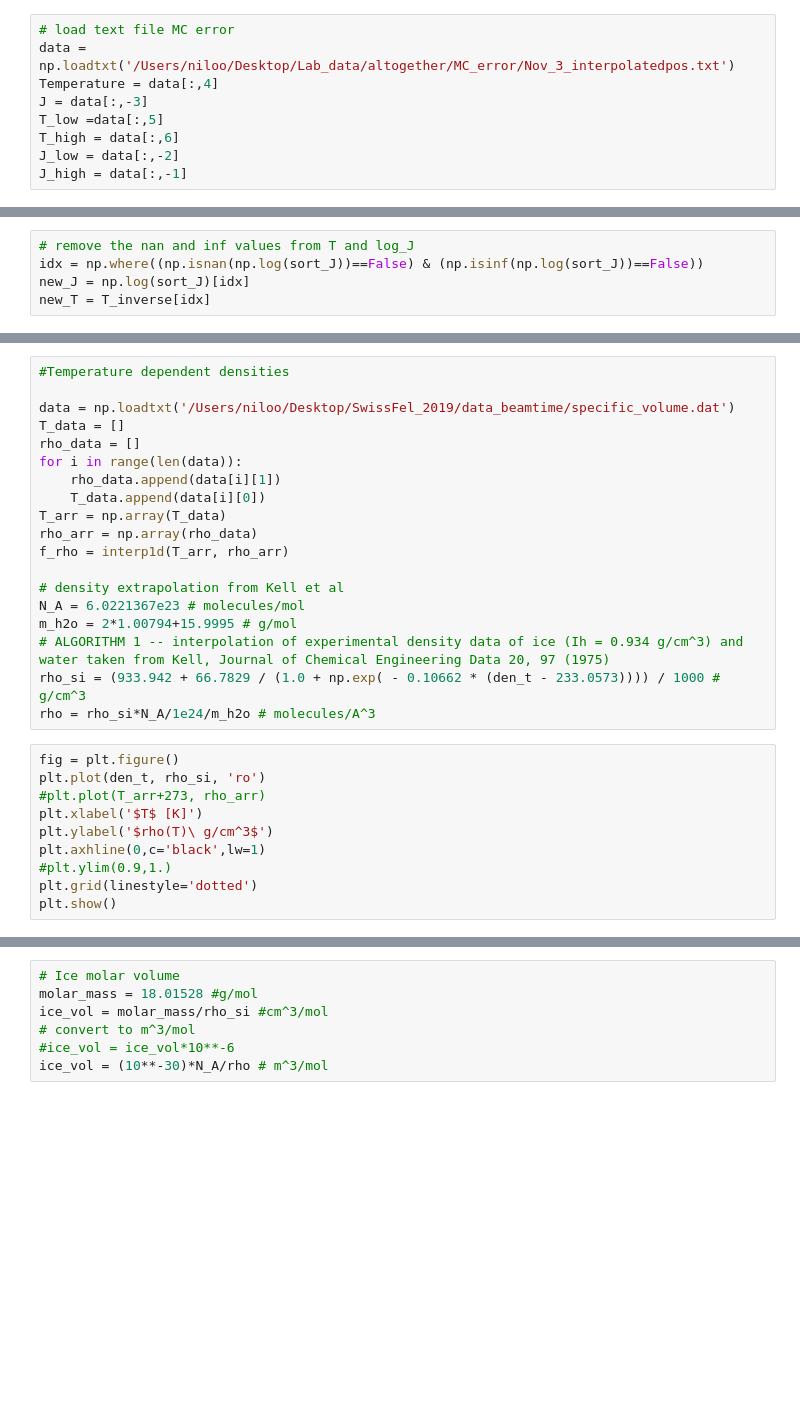
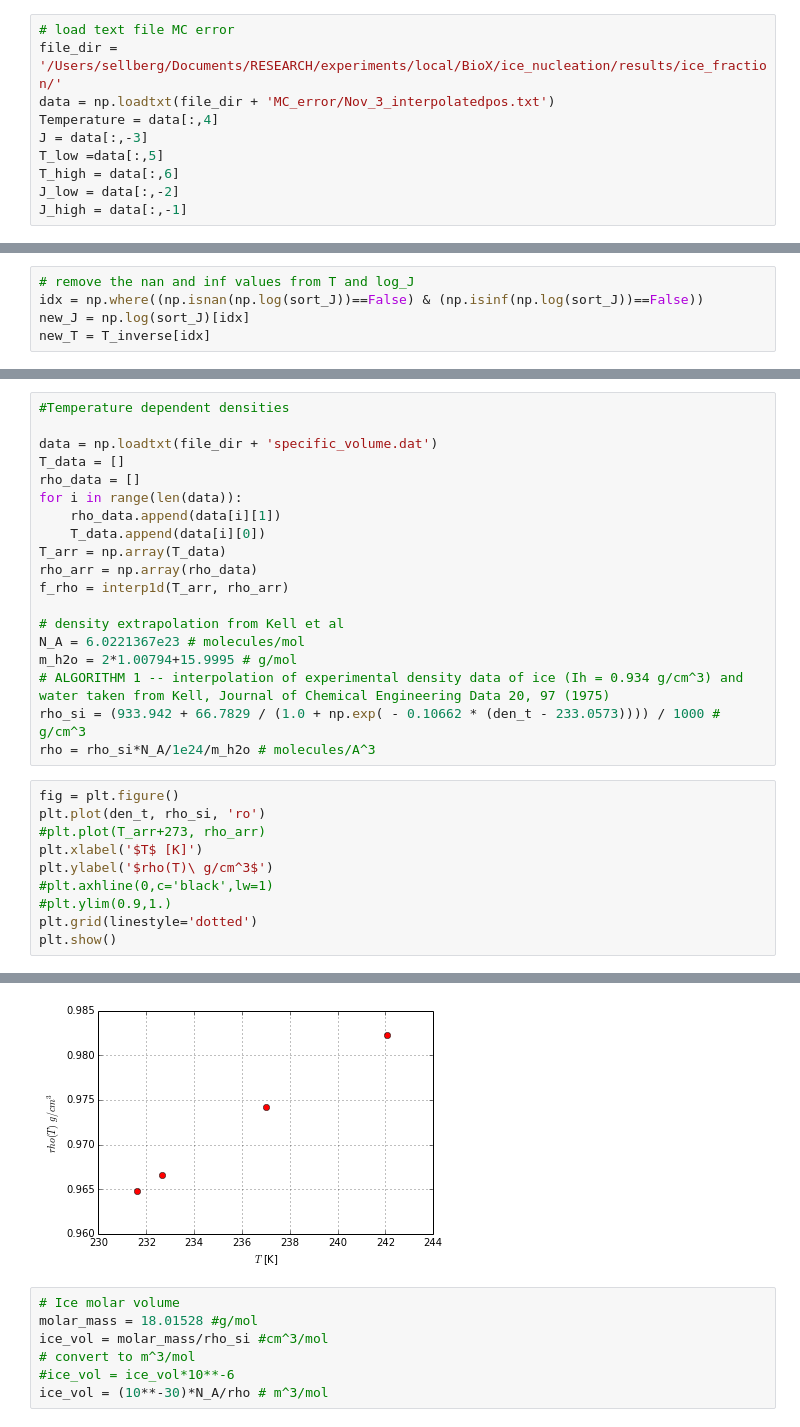
Before and after one commit to Niloo1371/Finding_droplets, a Jupyter notebook: Examples/interfacial_energy.ipynb, the cells around one changed output, grey strips where cells are left out. Saved outputs shown, nothing was run; the diff lists cells and outputs as text; blank space fills up the shorter version.

```diff
--- a/Examples/interfacial_energy.ipynb
+++ b/Examples/interfacial_energy.ipynb
@@ -13,7 +14,8 @@ warnings.simplefilter('always', DeprecationWarning)
 warnings.filterwarnings('ignore')
 # %%
 # load text file MC error
-data = np.loadtxt('/Users/niloo/Desktop/Lab_data/altogether/MC_error/Nov_3_interpolatedpos.txt')
+file_dir = '/Users/sellberg/Documents/RESEARCH/experiments/local/BioX/ice_nucleation/results/ice_fraction/'
+data = np.loadtxt(file_dir + 'MC_error/Nov_3_interpolatedpos.txt')
 Temperature = data[:,4]
 J = data[:,-3]
 T_low =data[:,5]
@@ -69,7 +73,7 @@ den_t = np.array(T)[idx]
 # %%
 #Temperature dependent densities
 
-data = np.loadtxt('/Users/niloo/Desktop/SwissFel_2019/data_beamtime/specific_volume.dat')
+data = np.loadtxt(file_dir + 'specific_volume.dat')
 T_data = []
 rho_data = []
 for i in range(len(data)):
@@ -91,7 +95,7 @@ plt.plot(den_t, rho_si, 'ro')
 #plt.plot(T_arr+273, rho_arr)
 plt.xlabel('$T$ [K]')
 plt.ylabel('$rho(T)\ g/cm^3$')
-plt.axhline(0,c='black',lw=1)
+#plt.axhline(0,c='black',lw=1)
 #plt.ylim(0.9,1.)
 plt.grid(linestyle='dotted')
 plt.show()
@@ -101,3 +103,4 @@ plt.show()
+[figure, added]
 # %%
 # Ice molar volume
 molar_mass = 18.01528 #g/mol
```
Also changed, not shown: parts of 16 cells of this notebook.
